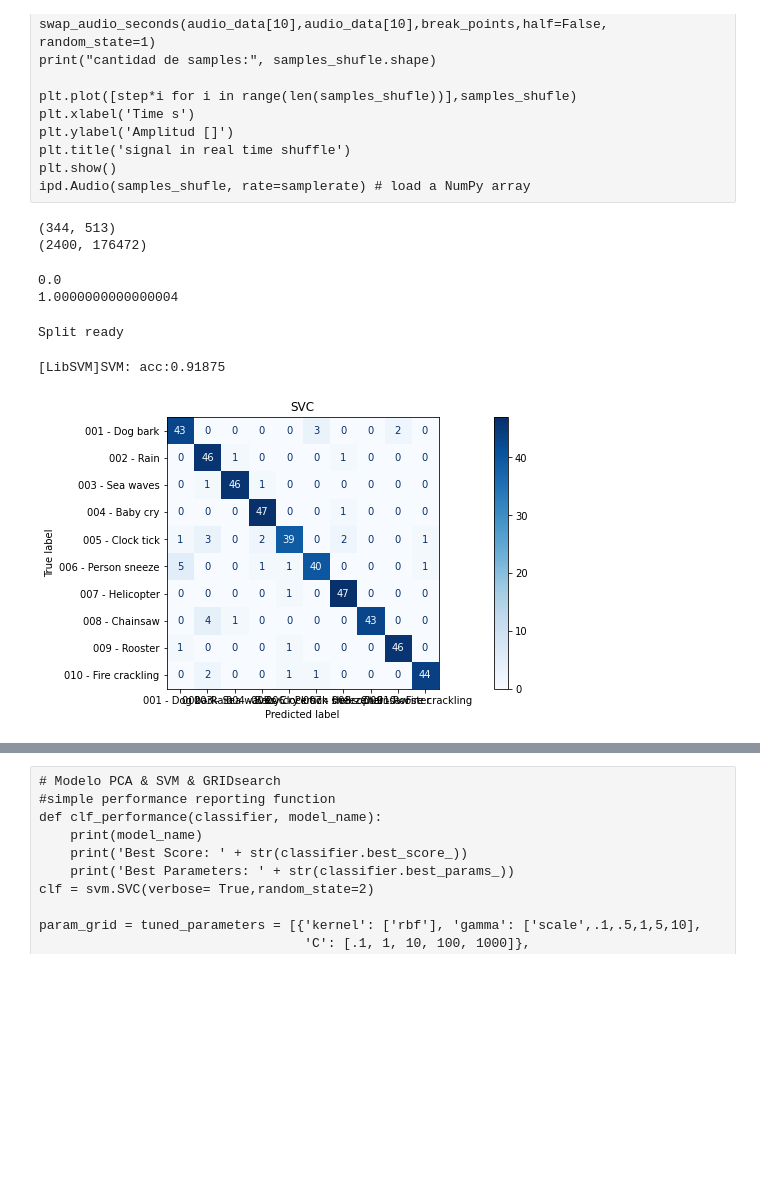
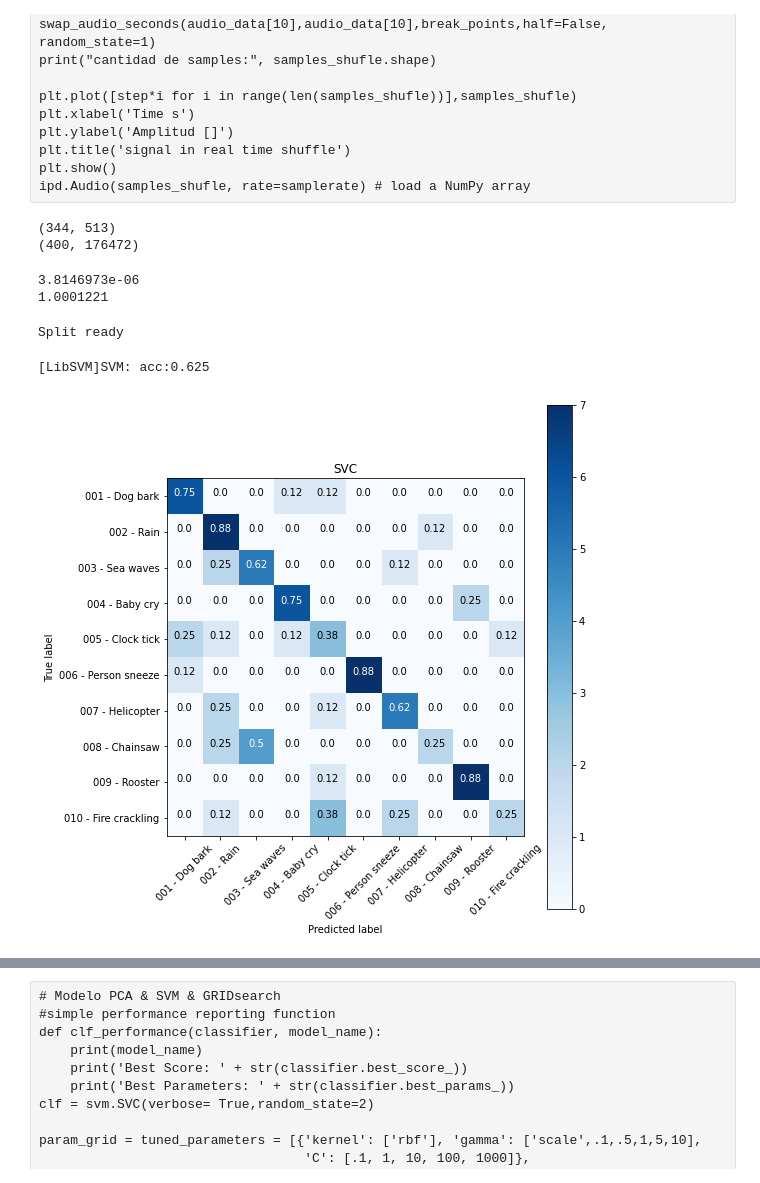
Before and after one commit to DavidCastilloAlvarado/STFT_ESC10, a Jupyter notebook: STFTstudy.ipynb, the cells around one changed output, grey strips where cells are left out. Cells and saved outputs as stored; diff of their text form; code cells hidden in the pictures; blank space fills up the shorter version.

```diff
--- a/STFTstudy.ipynb
+++ b/STFTstudy.ipynb
@@ -66,14 +96,10 @@ def readsounfiles_aumenteddata(folder = 'dataset/', samplerate = 44000, sound_du
     classes = []
     label_number=0
     labels = []
-    samplerate = 44000
     sound_duration = 4 # se desea que todas las muestren duren 4 segundos y se las fuerza a serlo
     max_leng = int(sound_duration*samplerate)
     break_points     = [i for i in range(0,max_leng,int(max_leng/int(sound_duration*2)) )] # posición en tiempo discreto
     break_points[-1] = max_leng
-    mult_generaciones = 5
-    random_state=10
-    noise_var = 0.0025
     noise_list = [np.stack([random.uniform(-noise_var,noise_var) for _ in range(max_leng)]),
                   np.stack([random.gauss(0,noise_var) for _ in range(max_leng)]),
                   np.stack([0 for _ in range(max_leng)])]
@@ -130,7 +156,7 @@ def readsounfiles_aumenteddata(folder = 'dataset/', samplerate = 44000, sound_du
         print("Cantidad máxima de muestras / Sonido / clase: ", max_leng)
     return np.stack(audio_data), labels , classes
 
-audio_data, labels,classes = readsounfiles_aumenteddata(samplerate = samplerate, sound_duration = sound_duration)
+audio_data, labels,classes = readsounfiles_aumenteddata(samplerate = samplerate, sound_duration = sound_duration,mult_generaciones=0)
 
 print("Cantidad máxima de muestras / Sonido: ", max_leng)
 print(len(labels))
@@ -284,7 +310,7 @@ print(stft_shape)
 print(audio_data.shape)
 # %% [output]
 (344, 513)
-(2400, 176472)
+(400, 176472)
 # %%
 # Normalizando datos
 from sklearn.preprocessing import MinMaxScaler
@@ -295,8 +321,8 @@ print(np.amax(audio_data))
 print(np.amax(normalized_stft))
 audio_data =None
 # %% [output]
-0.0
-1.0000000000000004
+3.8146973e-06
+1.0001221
 # %%
 # Dividiendo lasmuestras de forma homogenea
 #from skmultilearn.model_selection import iterative_train_test_split
@@ -308,18 +334,13 @@ Split ready
 # %%
 #Modelo con SVC
 clf = svm.SVC(verbose= True,random_state=5,C=10, kernel='linear', gamma='auto')
 clf.fit(X_train, y_train)
 y_pred = clf.predict(X_test)
 print("SVM: acc:"+ str(accuracy_score(y_test, y_pred)))
-plot_confusion_matrix_custom(title = "SVC",
-                            classifier=clf,
-                            X_test=X_test,
-                            y_test = y_test,
-                            class_names =  classes,
-                            normalize =None)
+plot_confusion_matrix(y_true=y_test, y_pred=clf.predict(X_test), class_names=classes,title="SVC",normalize=True)
 # %% [output]
-[LibSVM]SVM: acc:0.91875
+[LibSVM]SVM: acc:0.625
-[figure, old version]
+[figure, new version]
 # %%
 # Modelo con PCA y SVC
 print("Cantidad de caracteristicas", len(X_train[0]))
```
Also changed, not shown: parts of 16 cells of this notebook.
